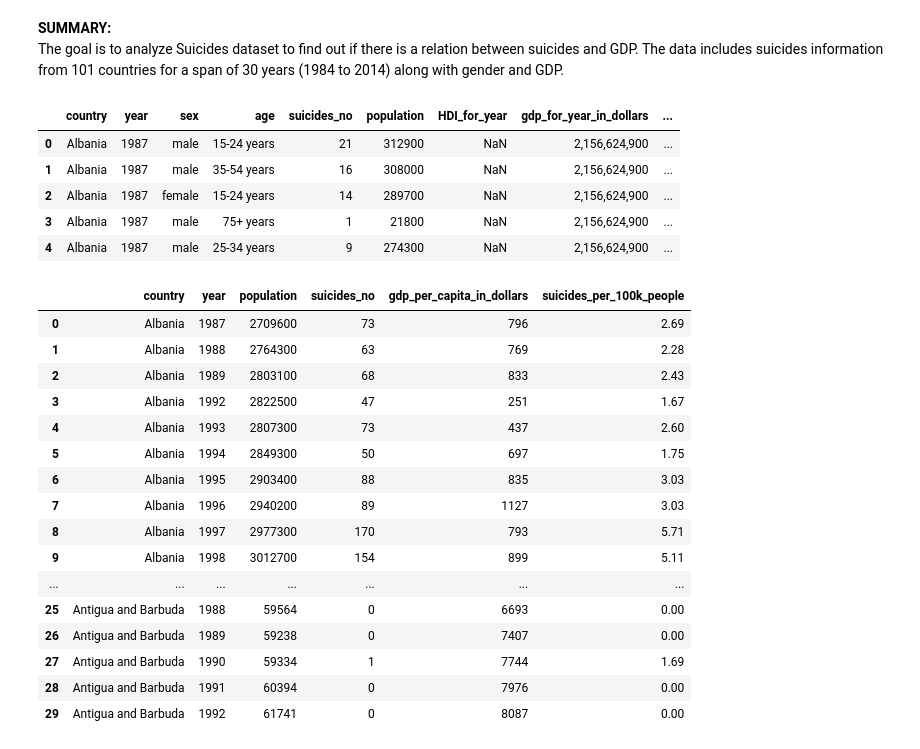
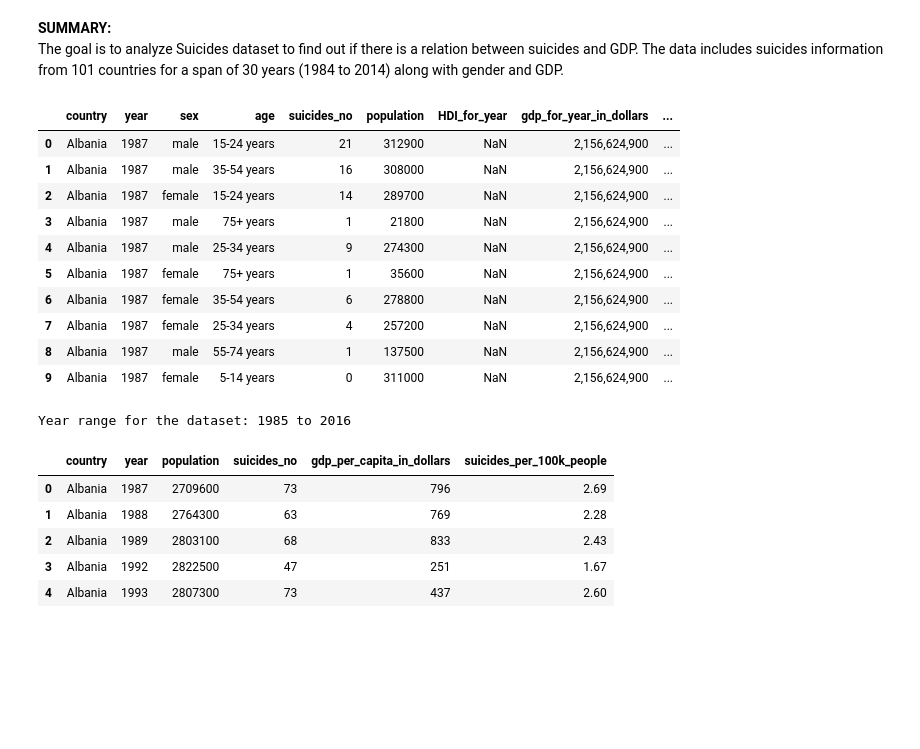
Before and after one commit to SindhuDataScience/ThinkfulExercises, a Jupyter notebook: Capstone/Predict suicide rate with GDP data.ipynb, the cells around one changed output. Cells and saved outputs as stored; diff of their text form; code cells hidden in the pictures; blank space fills up the shorter version.

```diff
--- a/Capstone/Predict suicide rate with GDP data.ipynb
+++ b/Capstone/Predict suicide rate with GDP data.ipynb
@@ -12,7 +12,7 @@ df.rename(columns={' gdp_for_year ($) ':'gdp_for_year_in_dollars',
                           'gdp_per_capita ($)':'gdp_per_capita_in_dollars',
                           'HDI for year':'HDI_for_year'},
                  inplace=True)
-df.head()
+df.head(10)
 # %% [output]
 |  | country | year | sex | age | suicides_no | population | HDI_for_year | gdp_for_year_in_dollars | ... |
 | 0 | Albania | 1987 | male | 15-24 years | 21 | 312900 | NaN | 2,156,624,900 | ... |
@@ -20,26 +20,26 @@ df.head()
 | 2 | Albania | 1987 | female | 15-24 years | 14 | 289700 | NaN | 2,156,624,900 | ... |
 | 3 | Albania | 1987 | male | 75+ years | 1 | 21800 | NaN | 2,156,624,900 | ... |
 | 4 | Albania | 1987 | male | 25-34 years | 9 | 274300 | NaN | 2,156,624,900 | ... |
+| 5 | Albania | 1987 | female | 75+ years | 1 | 35600 | NaN | 2,156,624,900 | ... |
+| 6 | Albania | 1987 | female | 35-54 years | 6 | 278800 | NaN | 2,156,624,900 | ... |
+| 7 | Albania | 1987 | female | 25-34 years | 4 | 257200 | NaN | 2,156,624,900 | ... |
+| 8 | Albania | 1987 | male | 55-74 years | 1 | 137500 | NaN | 2,156,624,900 | ... |
+| 9 | Albania | 1987 | female | 5-14 years | 0 | 311000 | NaN | 2,156,624,900 | ... |
+# %%
+df_countries_in_1987 = pd.Series(df.query('year==1985')['country'].unique())
+df_countries_in_1987
+print('Year range for the dataset: {} to {}'.format(min(df.year),max(df.year)))
+# %% [output]
+Year range for the dataset: 1985 to 2016
 # %%
 #Aggregate suicide data per country per year
-df_aggby_ctry_yr = (df.groupby(['country','year']).agg({'population':sum,'suicides_no':sum,'gdp_per_capita_in_dollars':max})).reset_index()
-df_aggby_ctry_yr['suicides_per_100k_people'] = round((100000 * df_aggby_ctry_yr['suicides_no']) / df_aggby_ctry_yr['population'],2)
-df_aggby_ctry_yr.head(30)
+df_aggby_ctry_yr_unfiltered = (df.groupby(['country','year']).agg({'population':sum,'suicides_no':sum,'gdp_per_capita_in_dollars':max})).reset_index()
+df_aggby_ctry_yr_unfiltered['suicides_per_100k_people'] = round((100000 * df_aggby_ctry_yr_unfiltered['suicides_no']) / df_aggby_ctry_yr_unfiltered['population'],2)
+df_aggby_ctry_yr_unfiltered.head(5)
 # %% [output]
 |  | country | year | population | suicides_no | gdp_per_capita_in_dollars | suicides_per_100k_people |
 | 0 | Albania | 1987 | 2709600 | 73 | 796 | 2.69 |
 | 1 | Albania | 1988 | 2764300 | 63 | 769 | 2.28 |
 | 2 | Albania | 1989 | 2803100 | 68 | 833 | 2.43 |
 | 3 | Albania | 1992 | 2822500 | 47 | 251 | 1.67 |
 | 4 | Albania | 1993 | 2807300 | 73 | 437 | 2.60 |
-| 5 | Albania | 1994 | 2849300 | 50 | 697 | 1.75 |
-| 6 | Albania | 1995 | 2903400 | 88 | 835 | 3.03 |
-| 7 | Albania | 1996 | 2940200 | 89 | 1127 | 3.03 |
-| 8 | Albania | 1997 | 2977300 | 170 | 793 | 5.71 |
-| 9 | Albania | 1998 | 3012700 | 154 | 899 | 5.11 |
-| ... | ... | ... | ... | ... | ... | ... |
-| 25 | Antigua and Barbuda | 1988 | 59564 | 0 | 6693 | 0.00 |
-| 26 | Antigua and Barbuda | 1989 | 59238 | 0 | 7407 | 0.00 |
-| 27 | Antigua and Barbuda | 1990 | 59334 | 1 | 7744 | 1.69 |
-| 28 | Antigua and Barbuda | 1991 | 60394 | 0 | 7976 | 0.00 |
-| 29 | Antigua and Barbuda | 1992 | 61741 | 0 | 8087 | 0.00 |
```
Also changed, not shown: parts of 26 cells of this notebook, 3 other files.
